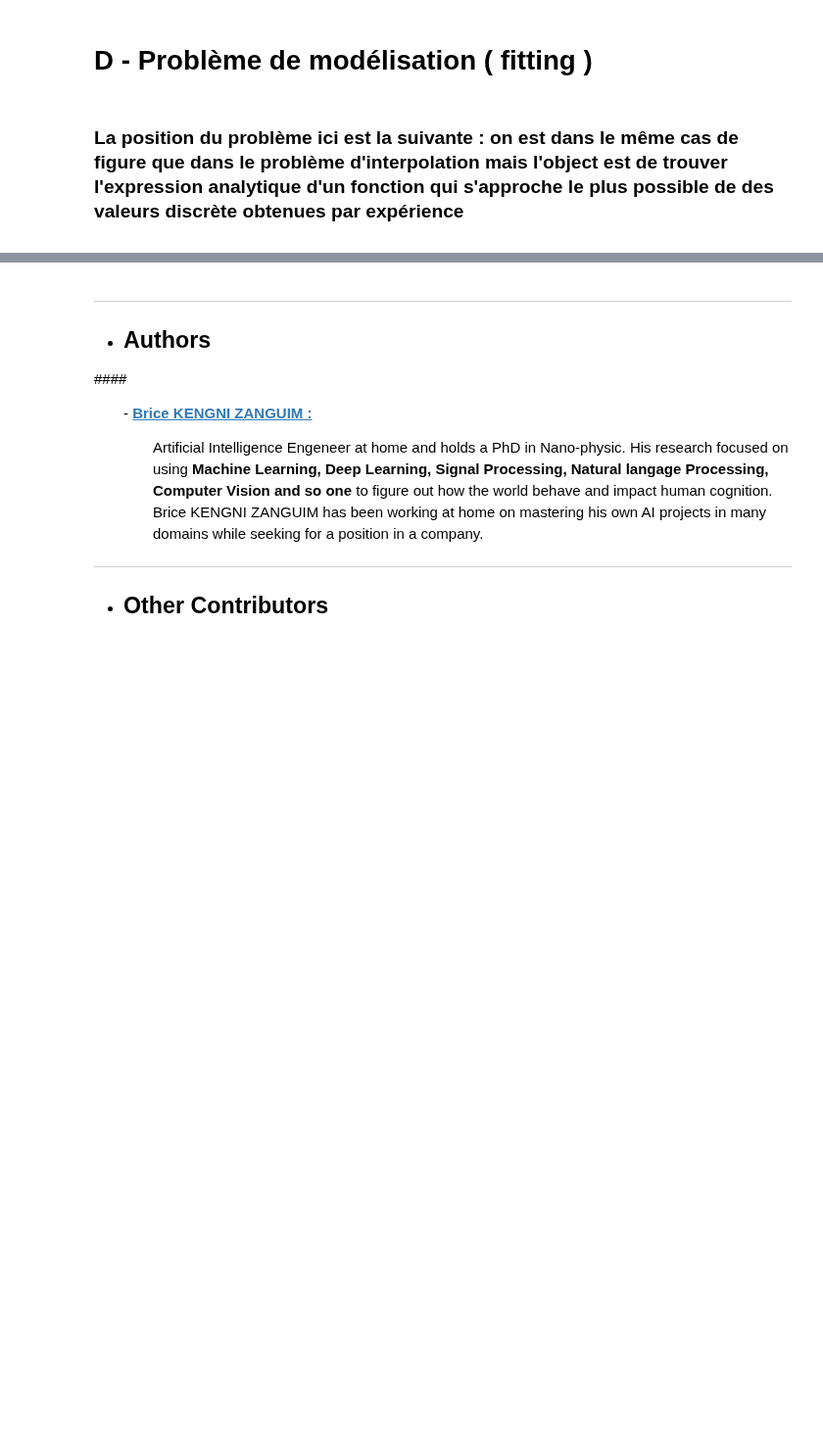
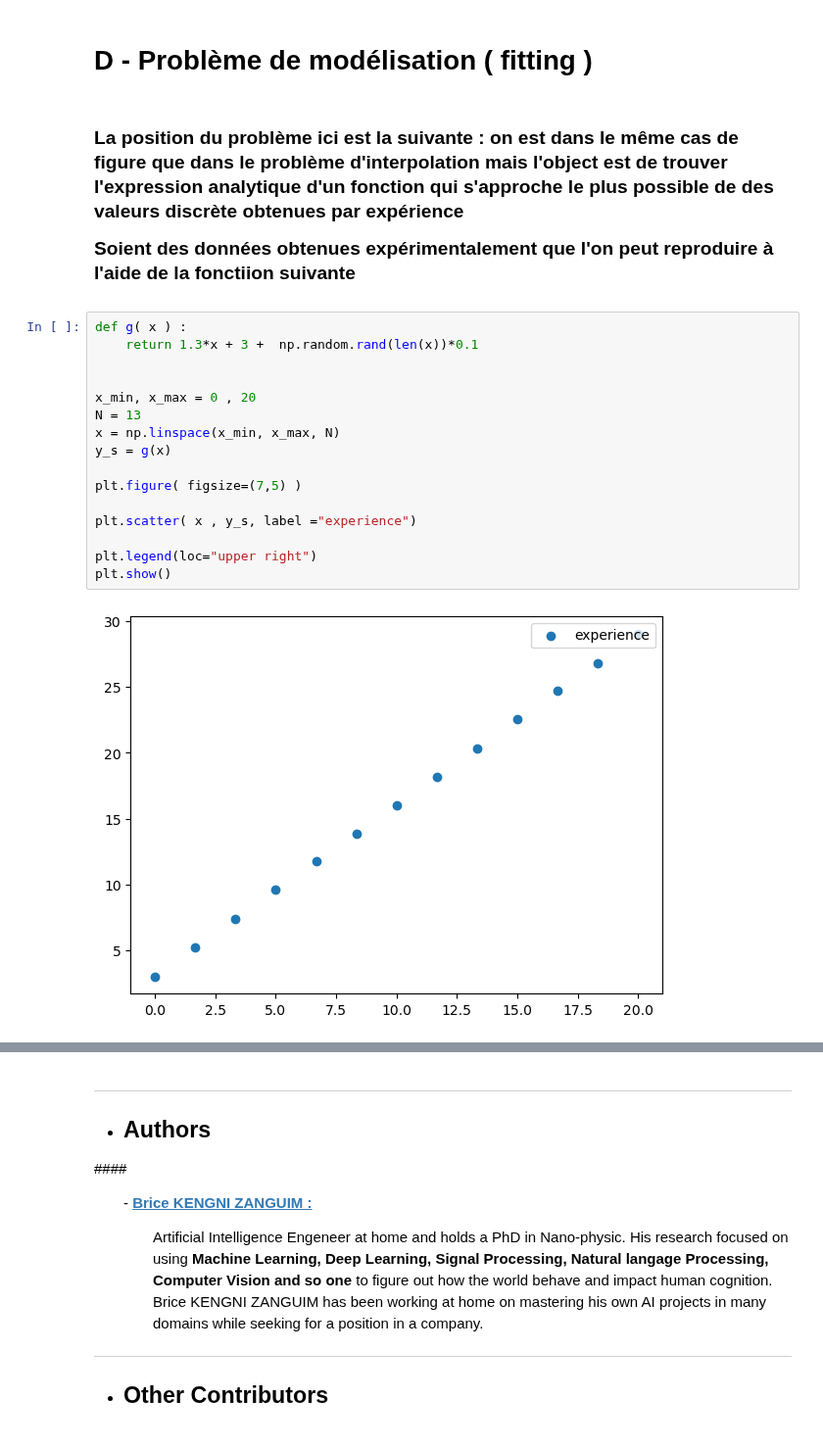
Before and after one commit to Brice-KENGNI-ZANGUIM/Python-pour-les-Mathematiques, a Jupyter notebook: Bibliothèque Scipy.ipynb, the cells around one changed output, grey strips where cells are left out. Shown at 98% size. Cells and saved outputs as stored; diff of their text form; blank space fills up the shorter version.

```diff
--- a/Bibliothèque Scipy.ipynb
+++ b/Bibliothèque Scipy.ipynb
@@ -309,3 +309,22 @@ array(-14.22631873)
 <h1> <strong> D - Problème de modélisation ( fitting )
 # %% [markdown]
 <h3> <p> La position du problème ici est la suivante : on est dans le même cas de figure que dans le problème d'interpolation mais l'object est de trouver l'expression analytique d'un fonction qui s'approche le plus possible de des valeurs discrète obtenues par expérience </p>
+    <p> Soient des données obtenues expérimentalement que l'on peut reproduire à l'aide de la fonctiion suivante </p>
+# %%
+def g( x ) :
+    return 1.3*x + 3 +  np.random.rand(len(x))*0.1
+
+
+x_min, x_max = 0 , 20
+N = 13
+x = np.linspace(x_min, x_max, N)
+y_s = g(x)
+
+plt.figure( figsize=(7,5) )
+
+plt.scatter( x , y_s, label ="experience")
+
+plt.legend(loc="upper right")
+plt.show()
+# %% [output]
+[figure, added]
```
Also changed, not shown: parts of 10 cells of this notebook.
